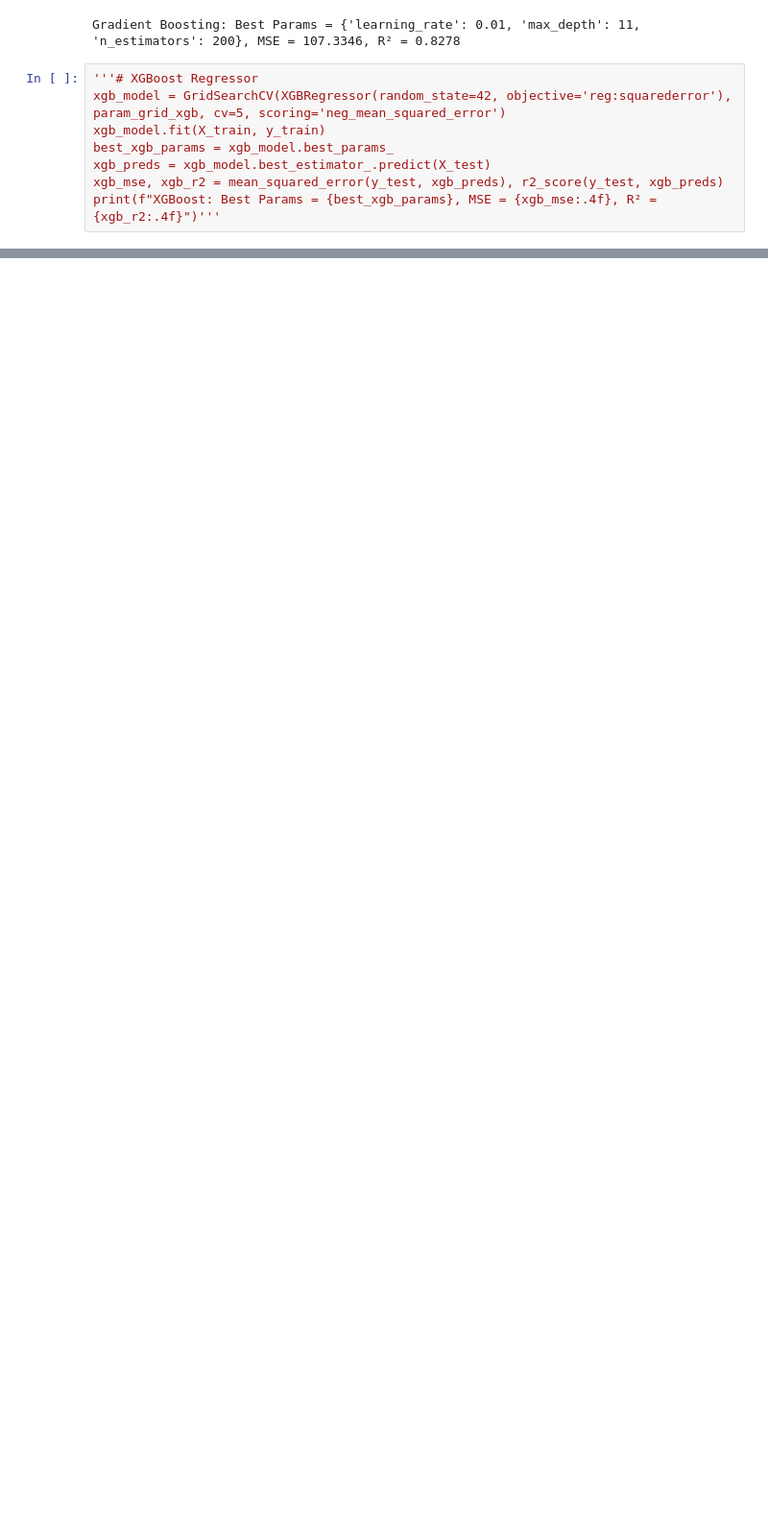
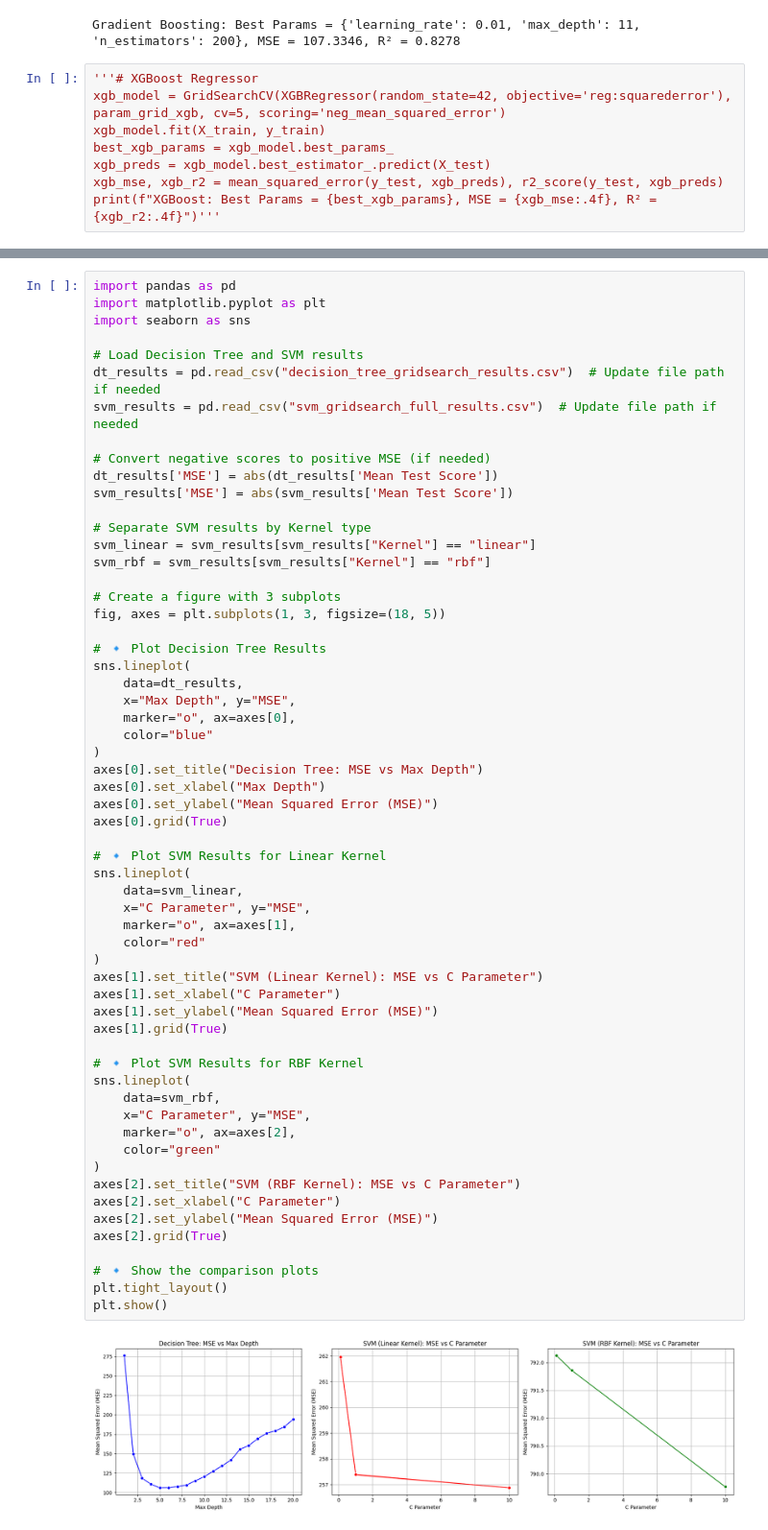
Before and after one commit to Pranav24112004/ML_HCT, a Jupyter notebook: AllModelImplementation.ipynb, the cells around one changed output, grey strips where cells are left out. Shown at 96% size. Saved outputs shown, nothing was run; the diff lists cells and outputs as text; blank space fills up the shorter version.

```diff
--- a/AllModelImplementation.ipynb
+++ b/AllModelImplementation.ipynb
@@ -441,0 +488,61 @@ print(f"XGBoost: Best Params = {best_xgb_params}, MSE = {xgb_mse:.4f}, R² = {xg
+# %%
+import pandas as pd
+import matplotlib.pyplot as plt
+import seaborn as sns
+
+# Load Decision Tree and SVM results
+dt_results = pd.read_csv("decision_tree_gridsearch_results.csv")  # Update file path if needed
+svm_results = pd.read_csv("svm_gridsearch_full_results.csv")  # Update file path if needed
+
+# Convert negative scores to positive MSE (if needed)
+dt_results['MSE'] = abs(dt_results['Mean Test Score'])
+svm_results['MSE'] = abs(svm_results['Mean Test Score'])
+
+# Separate SVM results by Kernel type
+svm_linear = svm_results[svm_results["Kernel"] == "linear"]
+svm_rbf = svm_results[svm_results["Kernel"] == "rbf"]
+
+# Create a figure with 3 subplots
+fig, axes = plt.subplots(1, 3, figsize=(18, 5))
+
+# 🔹 Plot Decision Tree Results
+sns.lineplot(
+    data=dt_results,
+    x="Max Depth", y="MSE",
+    marker="o", ax=axes[0],
+    color="blue"
+)
+axes[0].set_title("Decision Tree: MSE vs Max Depth")
+axes[0].set_xlabel("Max Depth")
+axes[0].set_ylabel("Mean Squared Error (MSE)")
+axes[0].grid(True)
+
+# 🔹 Plot SVM Results for Linear Kernel
+sns.lineplot(
+    data=svm_linear,
+    x="C Parameter", y="MSE",
+    marker="o", ax=axes[1],
+    color="red"
+)
+axes[1].set_title("SVM (Linear Kernel): MSE vs C Parameter")
+axes[1].set_xlabel("C Parameter")
+axes[1].set_ylabel("Mean Squared Error (MSE)")
+axes[1].grid(True)
+
+# 🔹 Plot SVM Results for RBF Kernel
+sns.lineplot(
+    data=svm_rbf,
+    x="C Parameter", y="MSE",
+    marker="o", ax=axes[2],
+    color="green"
+)
+axes[2].set_title("SVM (RBF Kernel): MSE vs C Parameter")
+axes[2].set_xlabel("C Parameter")
+axes[2].set_ylabel("Mean Squared Error (MSE)")
+axes[2].grid(True)
+
+# 🔹 Show the comparison plots
+plt.tight_layout()
+plt.show()
+# %% [output]
+[figure, added]
```
Also changed, not shown: parts of 11 cells of this notebook.
